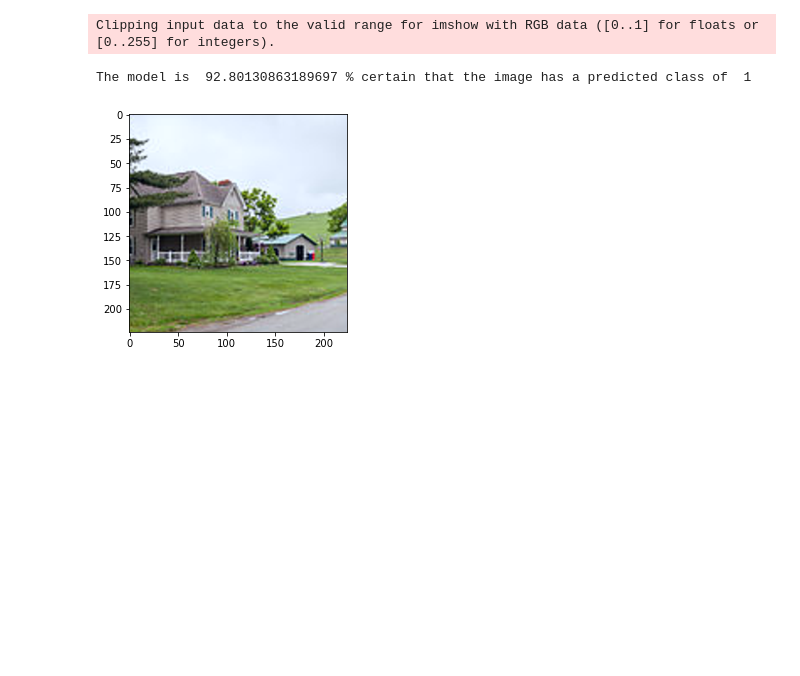
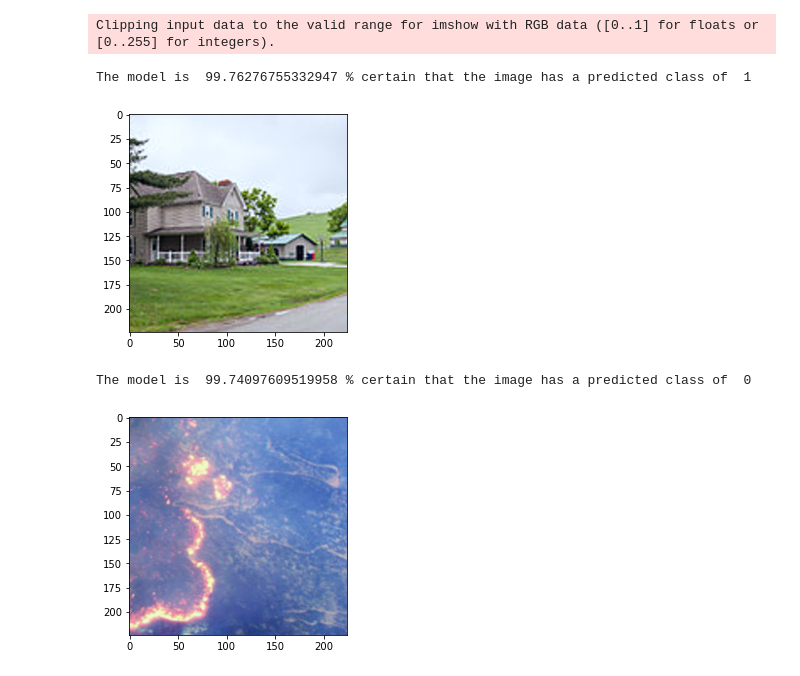
Before and after one commit to asathiya007/hotspot-api, a Jupyter notebook: fire_classifier.ipynb, the cells around one changed output. Cells and saved outputs as stored; diff of their text form; code cells hidden in the pictures; blank space fills up the shorter version.

```diff
--- a/fire_classifier.ipynb
+++ b/fire_classifier.ipynb
@@ -33,16 +34,23 @@ for param in model.parameters():
 # use custom classifier
 classifier_input = model.classifier.in_features
 num_labels = 2
-classifier = nn.Sequential(
-    nn.Linear(classifier_input, 1024),
-    nn.ReLU(),
-    nn.Linear(1024, 512),
-    nn.ReLU(),
-    nn.Linear(512, 256),
-    nn.ReLU(),
-    nn.Linear(256, num_labels),
-    nn.LogSoftmax(dim=1))
-model.classifier = classifier
+class FireClassifier(torch.nn.Module):
+    def __init__(self):
+        super(FireClassifier, self).__init__()
+        self.linear1 = nn.Linear(classifier_input, 1024)
+        self.linear2 = nn.Linear(1024, 512)
+        self.linear3 = nn.Linear(512, 256)
+        self.linear4 = nn.Linear(256, num_labels)
+
+    def forward(self, x):
+        x = F.relu(self.linear1(x))
+        x = F.relu(self.linear2(x))
+        x = F.relu(self.linear3(x))
+        x = F.log_softmax(self.linear4(x), dim=1)
+        return x
+
+fire_classifier = FireClassifier()
+model.classifier = fire_classifier
 # %%
 # use CUDA if available
 device = torch.device("cuda" if torch.cuda.is_available() else "cpu")
@@ -185,7 +193,7 @@ def show_image(image):
     fig = plt.figure(figsize=(25, 4))
     plt.imshow(np.transpose(image[0], (1, 2, 0)))
 # %%
-# process image
+# process image (no fire)
 image_url = 'https://upload.wikimedia.org/wikipedia/commons/thumb/d/d0/Green_Hills%2C_Pennsylvania_Mount_Road.jpg/220px-Green_Hills%2C_Pennsylvania_Mount_Road.jpg'
 image = process_image(image_url)
 top_prob, top_class = predict(image, model)
@@ -193,6 +201,16 @@ show_image(image)
 print("The model is ", top_prob*100, "% certain that the image has a predicted class of ", top_class)
 # %% [output]
 Clipping input data to the valid range for imshow with RGB data ([0..1] for floats or [0..255] for integers).
-The model is  92.80130863189697 % certain that the image has a predicted class of  1
+The model is  99.76276755332947 % certain that the image has a predicted class of  1
 [figure]
+# %%
+# process image (fire)
+image_url = 'https://s3.amazonaws.com/content.satimagingcorp.com/media/cms_page_media/1481/WorldView-3%20Satellite%20Image%20of%20California%20Wildfires%20med.jpg'
+image = process_image(image_url)
+top_prob, top_class = predict(image, model)
+show_image(image)
+print("The model is ", top_prob*100, "% certain that the image has a predicted class of ", top_class)
+# %% [output]
+The model is  99.74097609519958 % certain that the image has a predicted class of  0
+[figure, added]
 # %%
```
Also changed, not shown: parts of 4 cells of this notebook, 19 other files.
